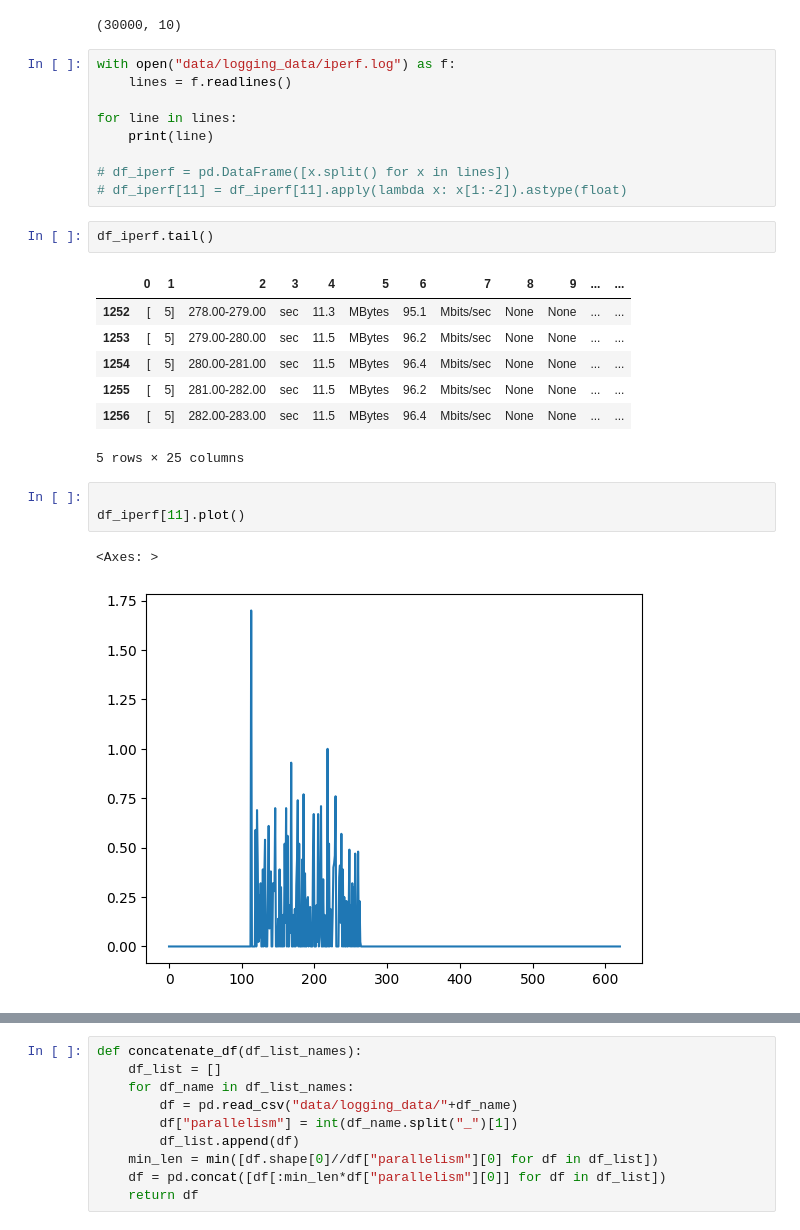
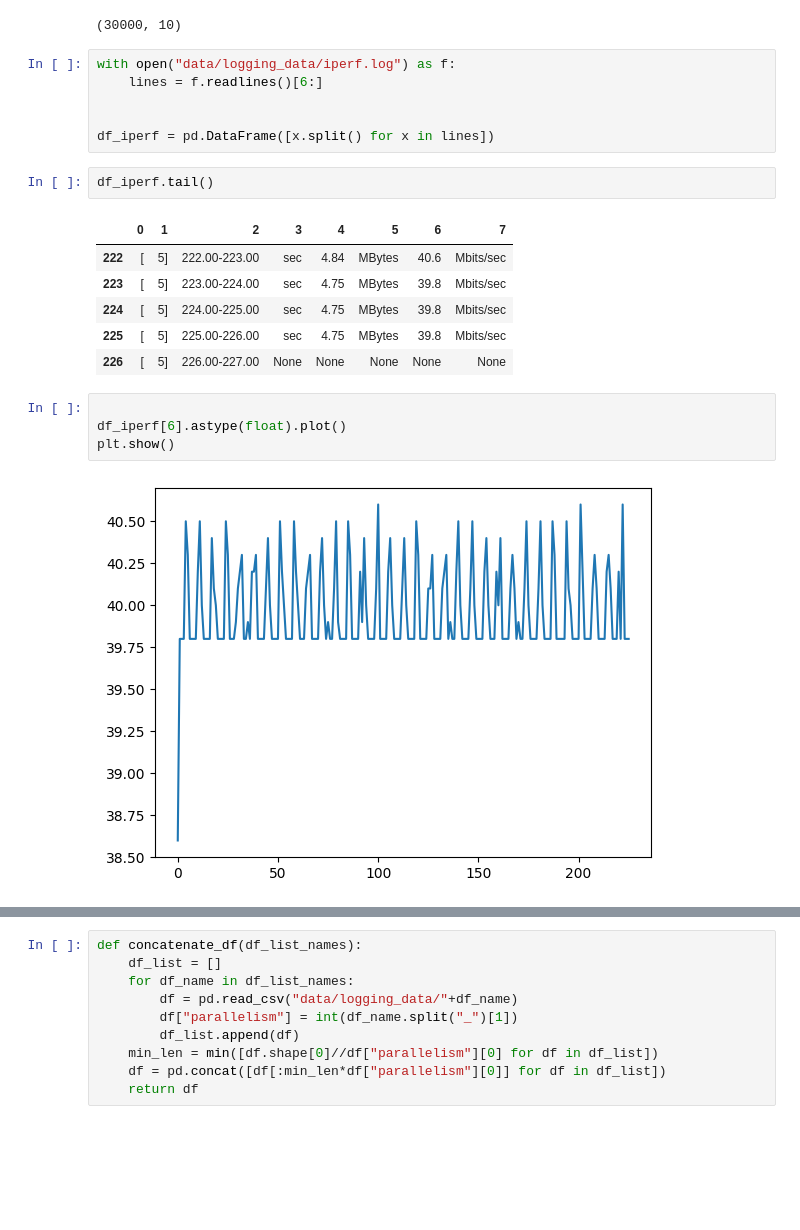
Before and after one commit to Lucaserf/ObsProject, a Jupyter notebook: data/data_visualization.ipynb, the cells around one changed output, grey strips where cells are left out. Saved outputs shown, nothing was run; the diff lists cells and outputs as text; blank space fills up the shorter version.

Commit message:
new data

```diff
--- a/data/data_visualization.ipynb
+++ b/data/data_visualization.ipynb
@@ -70,29 +70,25 @@ print(df.shape)
 (30000, 10)
 # %%
 with open("data/logging_data/iperf.log") as f:
-    lines = f.readlines()
+    lines = f.readlines()[6:]
 
-for line in lines:
-    print(line)
 
-# df_iperf = pd.DataFrame([x.split() for x in lines])
-# df_iperf[11] = df_iperf[11].apply(lambda x: x[1:-2]).astype(float)
+df_iperf = pd.DataFrame([x.split() for x in lines])
 # %%
 df_iperf.tail()
 # %% [output]
-|  | 0 | 1 | 2 | 3 | 4 | 5 | 6 | 7 | 8 | 9 | ... | ... |
-| 1252 | [ | 5] | 278.00-279.00 | sec | 11.3 | MBytes | 95.1 | Mbits/sec | None | None | ... | ... |
-| 1253 | [ | 5] | 279.00-280.00 | sec | 11.5 | MBytes | 96.2 | Mbits/sec | None | None | ... | ... |
-| 1254 | [ | 5] | 280.00-281.00 | sec | 11.5 | MBytes | 96.4 | Mbits/sec | None | None | ... | ... |
-| 1255 | [ | 5] | 281.00-282.00 | sec | 11.5 | MBytes | 96.2 | Mbits/sec | None | None | ... | ... |
-| 1256 | [ | 5] | 282.00-283.00 | sec | 11.5 | MBytes | 96.4 | Mbits/sec | None | None | ... | ... |
+|  | 0 | 1 | 2 | 3 | 4 | 5 | 6 | 7 |
+| 222 | [ | 5] | 222.00-223.00 | sec | 4.84 | MBytes | 40.6 | Mbits/sec |
+| 223 | [ | 5] | 223.00-224.00 | sec | 4.75 | MBytes | 39.8 | Mbits/sec |
+| 224 | [ | 5] | 224.00-225.00 | sec | 4.75 | MBytes | 39.8 | Mbits/sec |
+| 225 | [ | 5] | 225.00-226.00 | sec | 4.75 | MBytes | 39.8 | Mbits/sec |
+| 226 | [ | 5] | 226.00-227.00 | None | None | None | None | None |
-5 rows × 25 columns
 # %%
 
-df_iperf[11].plot()
+df_iperf[6].astype(float).plot()
+plt.show()
 # %% [output]
-<Axes: >
-[figure, old version]
+[figure, new version]
 # %%
 df.head()
 # %% [output]
```
Also changed, not shown: parts of 11 cells of this notebook, 9 other files.
